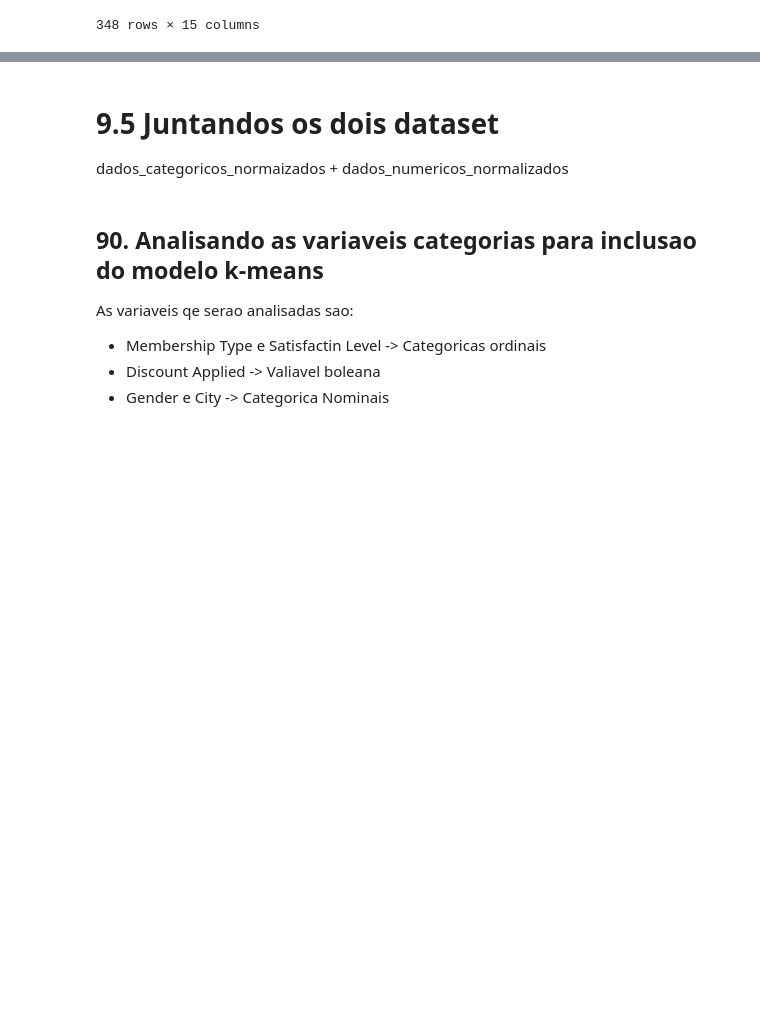
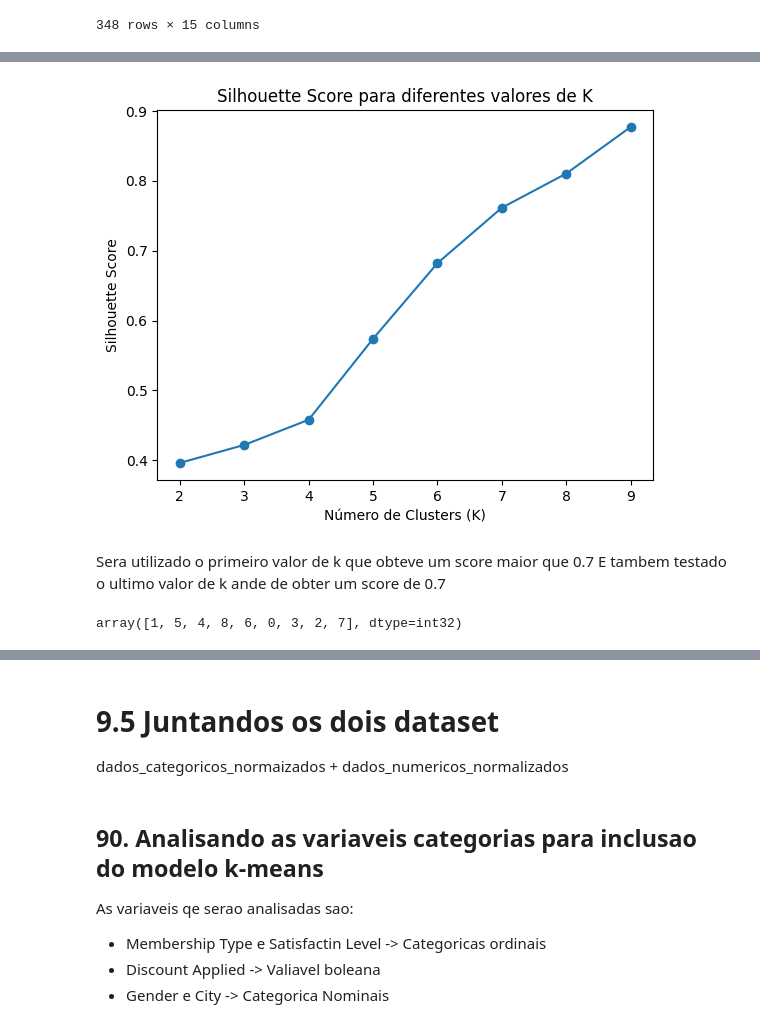
Before and after one commit to HammadN98/Segmentacao_de_Clientes_para_E-commerce, a Jupyter notebook: notebooks/E_commerce_behavior.ipynb, the cells around one changed output, grey strips where cells are left out. Drawn from its saved outputs; the diff is of its cells as text; code cells hidden in the pictures; blank space fills up the shorter version.

```diff
--- a/notebooks/E_commerce_behavior.ipynb
+++ b/notebooks/E_commerce_behavior.ipynb
@@ -495,0 +503,31 @@ Shape: (348, 15)
+# %%
+from sklearn.cluster import KMeans
+from sklearn.metrics import silhouette_score
+import matplotlib.pyplot as plt
+
+# Defina uma faixa de valores de K para testar
+range_n_clusters = range(2, 10)
+silhouette_scores = []
+
+# Testa cada valor de K e calcula o Silhouette Score
+for n_clusters in range_n_clusters:
+    kmeans = KMeans(n_clusters=n_clusters, random_state=0)
+    cluster_labels = kmeans.fit_predict(dados)
+    silhouette_avg = silhouette_score(dados, cluster_labels)
+    silhouette_scores.append(silhouette_avg)
+
+# Exibe o gráfico de Silhouette Scores
+plt.plot(range_n_clusters, silhouette_scores, marker='o')
+plt.xlabel('Número de Clusters (K)')
+plt.ylabel('Silhouette Score')
+plt.title('Silhouette Score para diferentes valores de K')
+plt.show()
+# %% [output]
+[figure, added]
+# %% [markdown]
+Sera utilizado o primeiro valor de k que obteve um score maior que 0.7
+E tambem testado o ultimo valor de k ande de obter um score de 0.7
+# %%
+dados['Cluster'].unique()
+# %% [output]
+array([1, 5, 4, 8, 6, 0, 3, 2, 7], dtype=int32)
```
Also changed, not shown: parts of 8 cells of this notebook.
